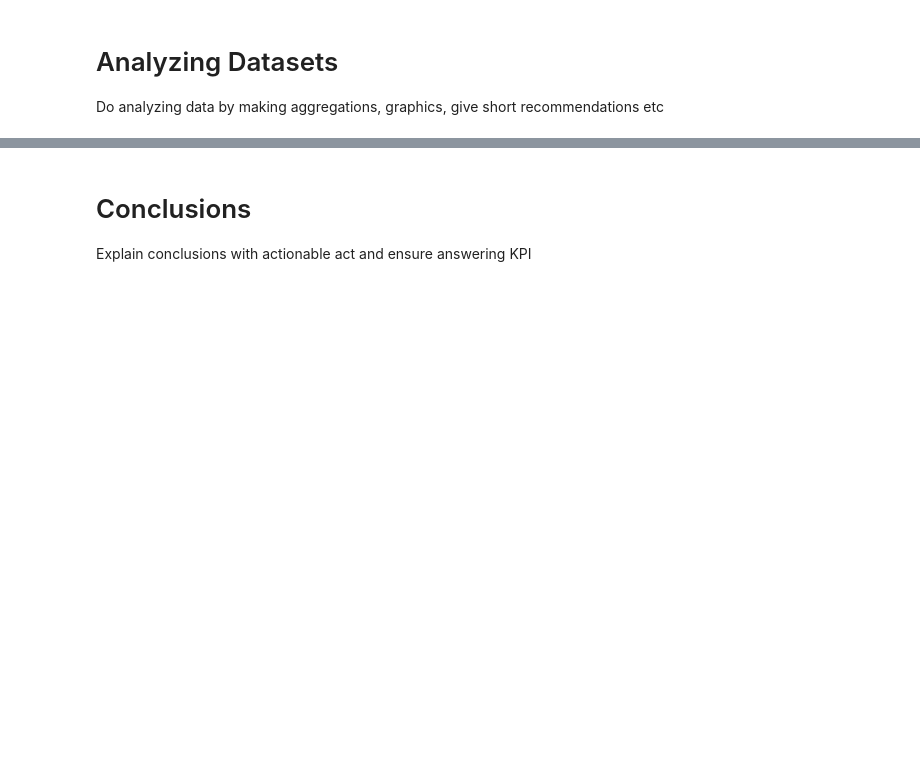
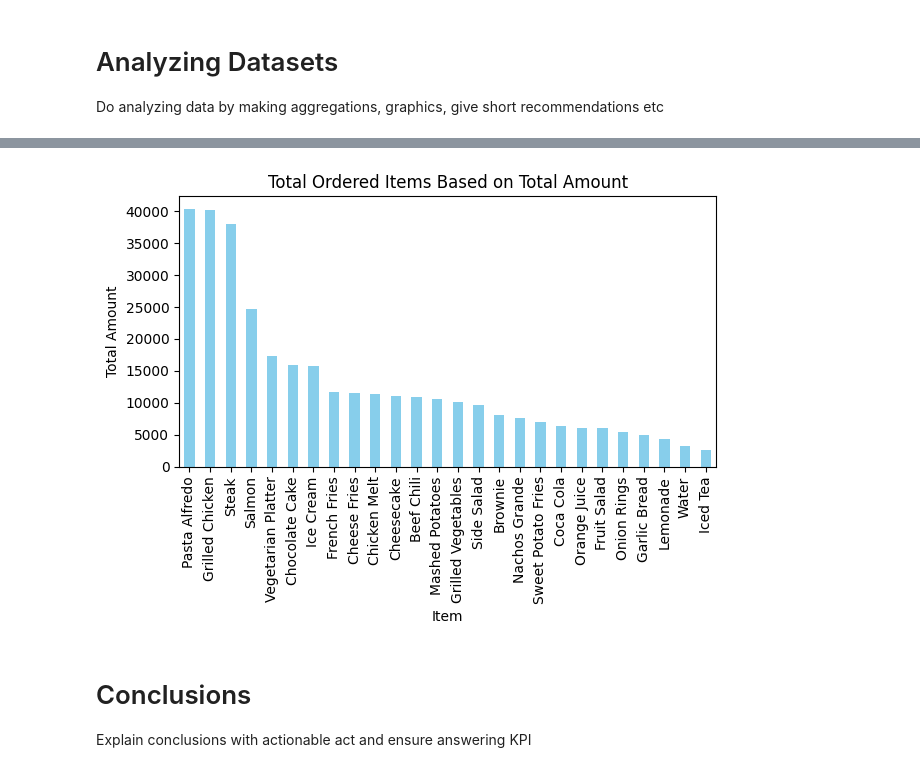
Before and after one commit to graveo-wicaksana/DA_restaurantSales, a Jupyter notebook: DA_restaurantSales.ipynb, the cells around one changed output, grey strips where cells are left out. Drawn from its saved outputs; the diff is of its cells as text; code cells hidden in the pictures; blank space fills up the shorter version.

```diff
--- a/DA_restaurantSales.ipynb
+++ b/DA_restaurantSales.ipynb
@@ -488,3 +547,13 @@ Do analyzing data by making aggregations, graphics, give short recommendations e
+# %%
+grouped_order_total.plot(kind='bar', color='skyblue')
+plt.ylabel('Total Amount')
+plt.title('Total Ordered Items Based on Total Amount')
+
+#tight layout and display chart
+plt.tight_layout()
+plt.show()
+# %% [output]
+[figure, added]
 # %% [markdown]
 # Conclusions
 Explain conclusions with actionable act and ensure answering KPI
```
Also changed, not shown: parts of 8 cells of this notebook.
